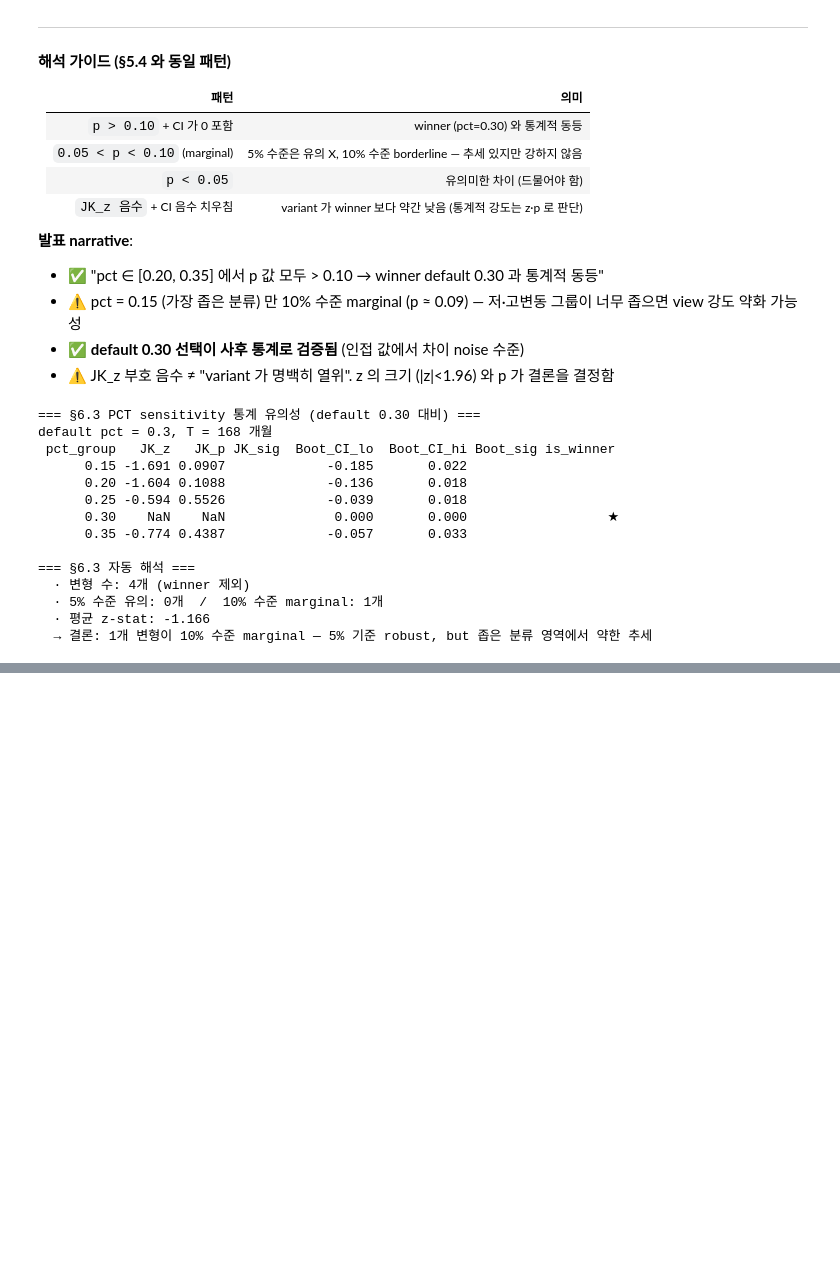
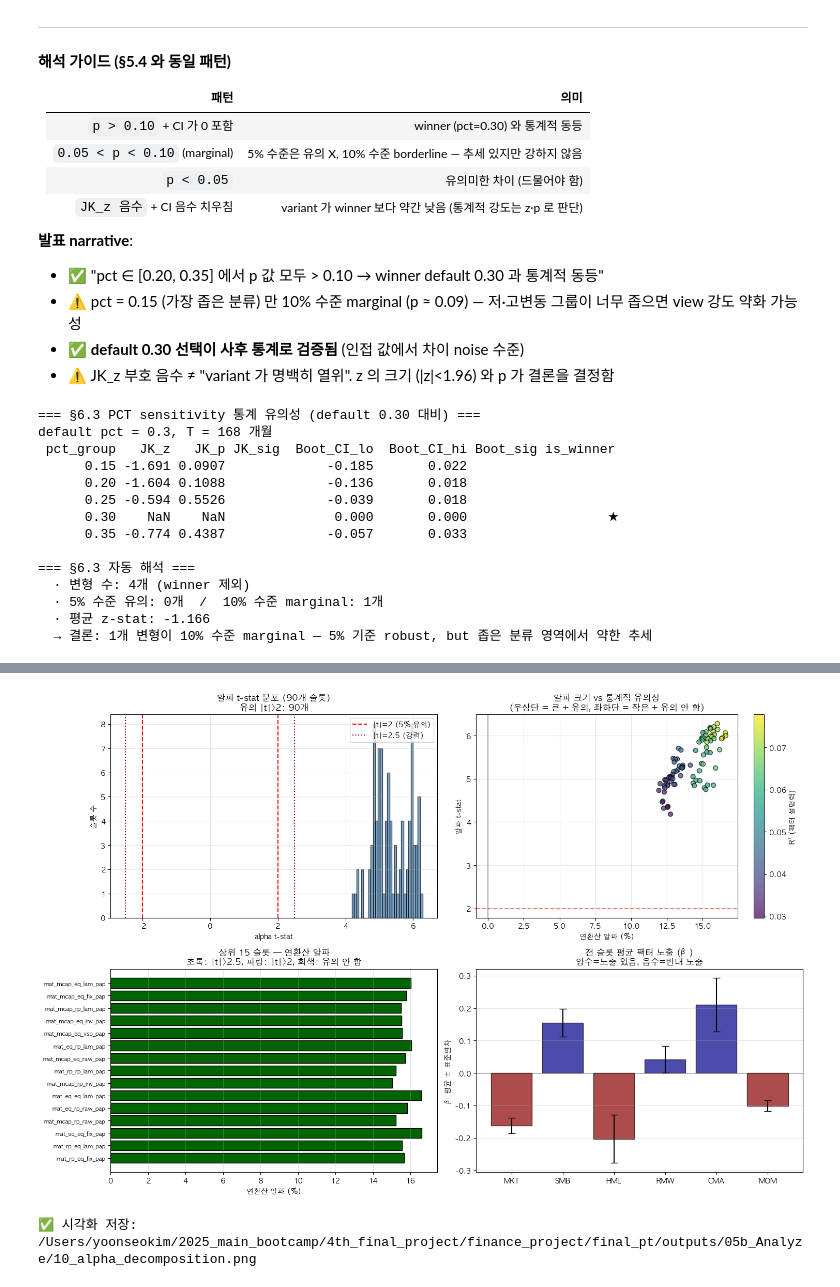
Before and after one commit to sybeom528/finance_project, a Jupyter notebook: final_pt/05b_Analyze.ipynb, the cells around one changed output, grey strips where cells are left out. Cells and saved outputs as stored; diff of their text form; code cells hidden in the pictures; blank space fills up the shorter version.

```diff
--- a/final_pt/05b_Analyze.ipynb
+++ b/final_pt/05b_Analyze.ipynb
@@ -1169,0 +1426,62 @@ default pct = 0.3, T = 168 개월
+# %%
+# ── §7.4 시각화 — 알파 분포 + 슬롯 비교 ──
+fig, axes = plt.subplots(2, 2, figsize=(15, 10))
+
+# Panel 1: alpha t-stat 히스토그램 + 임계선
+ax = axes[0, 0]
+ax.hist(alpha_df['alpha_t'], bins=30, color='steelblue', edgecolor='black', alpha=0.7)
+ax.axvline(2,  color='red', linestyle='--', label='|t|=2 (5% 유의)')
+ax.axvline(-2, color='red', linestyle='--')
+ax.axvline(2.5, color='darkred', linestyle=':', label='|t|=2.5 (강력)')
+ax.axvline(-2.5, color='darkred', linestyle=':')
+ax.set_xlabel('alpha t-stat')
+ax.set_ylabel('슬롯 수')
+ax.set_title(f'알파 t-stat 분포 ({len(alpha_df)}개 슬롯)\n유의 |t|>2: {(alpha_df["alpha_t"].abs()>2).sum()}개')
+ax.legend()
+ax.grid(alpha=0.3)
+
+# Panel 2: 연환산 알파 vs t-stat scatter (color: r_squared)
+ax = axes[0, 1]
+sc = ax.scatter(alpha_df['alpha_annual']*100, alpha_df['alpha_t'],
+                c=alpha_df['r_squared'], cmap='viridis', s=40, alpha=0.7, edgecolor='k')
+ax.axhline(2, color='red', linestyle='--', alpha=0.5)
+ax.axvline(0, color='black', linestyle='-', alpha=0.3)
+ax.set_xlabel('연환산 알파 (%)')
+ax.set_ylabel('알파 t-stat')
+ax.set_title('알파 크기 vs 통계적 유의성\n(우상단 = 큰 + 유의, 좌하단 = 작은 + 유의 안 함)')
+plt.colorbar(sc, ax=ax, label='R² (팩터 설명력)')
+ax.grid(alpha=0.3)
+
+# Panel 3: 상위 15 슬롯 알파 bar
+ax = axes[1, 0]
+top15 = alpha_df.head(15)
+colors = ['darkgreen' if t > 2.5 else 'steelblue' if t > 2 else 'gray' for t in top15['alpha_t']]
+ax.barh(range(len(top15)), top15['alpha_annual']*100, color=colors, edgecolor='black')
+ax.set_yticks(range(len(top15)))
+ax.set_yticklabels(top15['slot'], fontsize=8)
+ax.invert_yaxis()
+ax.set_xlabel('연환산 알파 (%)')
+ax.set_title('상위 15 슬롯 — 연환산 알파\n초록: |t|>2.5, 파랑: |t|>2, 회색: 유의 안 함')
+ax.axvline(0, color='black', linewidth=0.5)
+ax.grid(axis='x', alpha=0.3)
+
+# Panel 4: 팩터 노출 평균 (β coefficients)
+ax = axes[1, 1]
+beta_means = alpha_df[['beta_mkt','beta_smb','beta_hml','beta_rmw','beta_cma','beta_mom']].mean()
+beta_stds  = alpha_df[['beta_mkt','beta_smb','beta_hml','beta_rmw','beta_cma','beta_mom']].std()
+labels = ['MKT', 'SMB', 'HML', 'RMW', 'CMA', 'MOM']
+colors2 = ['darkblue' if b > 0 else 'darkred' for b in beta_means]
+ax.bar(labels, beta_means.values, yerr=beta_stds.values,
+       color=colors2, edgecolor='black', alpha=0.7, capsize=5)
+ax.axhline(0, color='black', linewidth=0.5)
+ax.set_ylabel('β 평균 ± 표준편차')
+ax.set_title('전 슬롯 평균 팩터 노출 (β)\n양수=노출 있음, 음수=반대 노출')
+ax.grid(axis='y', alpha=0.3)
+
+plt.tight_layout()
+plt.savefig(OUT_DIR / '10_alpha_decomposition.png', dpi=120, bbox_inches='tight')
+plt.show()
+print(f'\n✅ 시각화 저장: {OUT_DIR}/10_alpha_decomposition.png')
+# %% [output]
+[figure, added]
+✅ 시각화 저장: /Users/yoonseokim/2025_main_bootcamp/4th_final_project/finance_project/final_pt/outputs/05b_Analyze/10_alpha_decomposition.png
```
Also changed, not shown: parts of 8 cells of this notebook, 16 other files.
